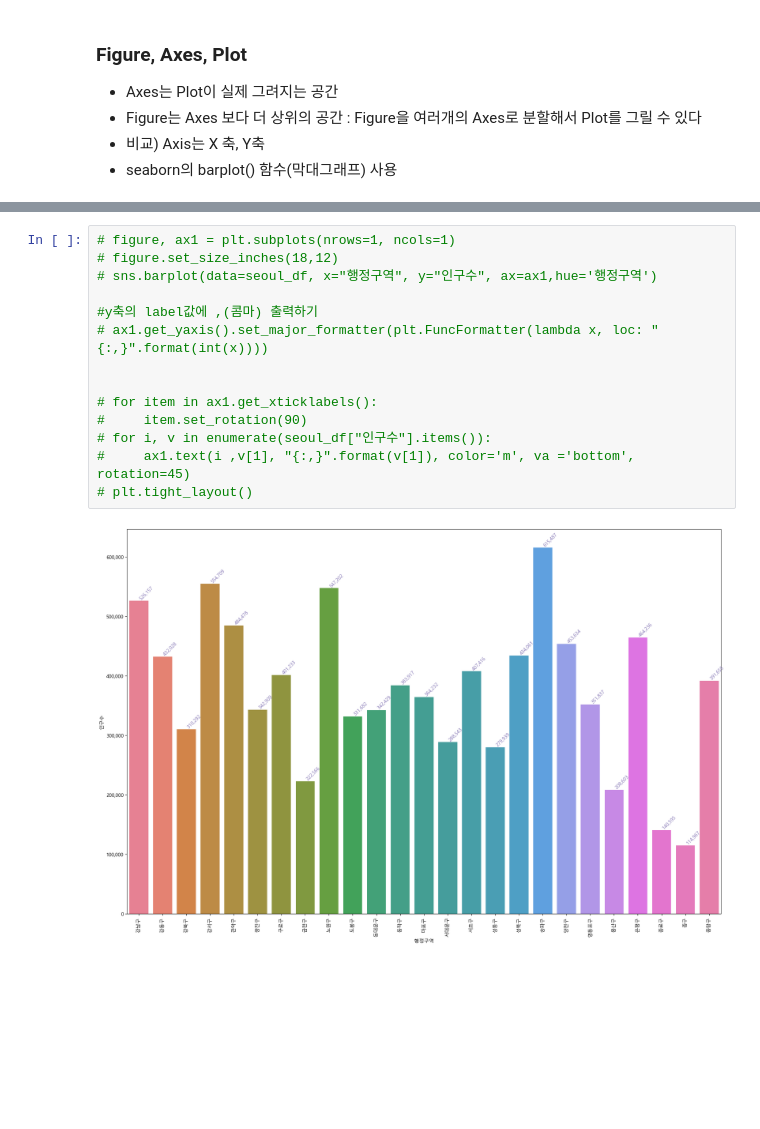
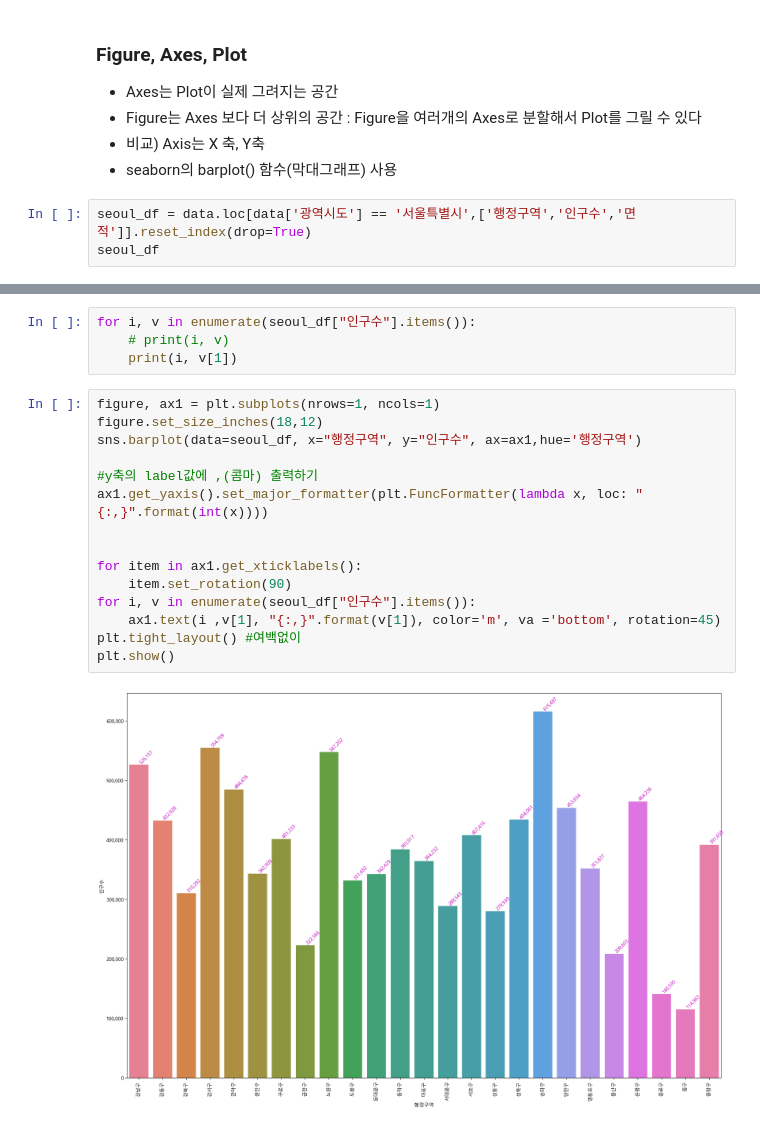
Before and after one commit to yoojisoo99/Python_Webscraping_Analysis, a Jupyter notebook: 03.행정구역정보_분석과시각화.ipynb, the cells around one changed output, grey strips where cells are left out. Saved outputs shown, nothing was run; the diff lists cells and outputs as text; blank space fills up the shorter version.

```diff
--- a/03.행정구역정보_분석과시각화.ipynb
+++ b/03.행정구역정보_분석과시각화.ipynb
@@ -664,3 +671,5 @@ Malgun Gothic
 * 비교) Axis는 X 축, Y축
 * seaborn의 barplot() 함수(막대그래프) 사용
 # %%
+seoul_df = data.loc[data['광역시도'] == '서울특별시',['행정구역','인구수','면적']].reset_index(drop=True)
+seoul_df
@@ -698,16 +733,21 @@ show_pop_area('경기도')
+# %%
+for i, v in enumerate(seoul_df["인구수"].items()):
+    # print(i, v)
+    print(i, v[1])
 # %%
-# figure, ax1 = plt.subplots(nrows=1, ncols=1)
-# figure.set_size_inches(18,12)
-# sns.barplot(data=seoul_df, x="행정구역", y="인구수", ax=ax1,hue='행정구역')
+figure, ax1 = plt.subplots(nrows=1, ncols=1)
+figure.set_size_inches(18,12)
+sns.barplot(data=seoul_df, x="행정구역", y="인구수", ax=ax1,hue='행정구역')
 
 #y축의 label값에 ,(콤마) 출력하기
-# ax1.get_yaxis().set_major_formatter(plt.FuncFormatter(lambda x, loc: "{:,}".format(int(x))))
+ax1.get_yaxis().set_major_formatter(plt.FuncFormatter(lambda x, loc: "{:,}".format(int(x))))
 
 
-# for item in ax1.get_xticklabels():
-#     item.set_rotation(90)
-# for i, v in enumerate(seoul_df["인구수"].items()):
-#     ax1.text(i ,v[1], "{:,}".format(v[1]), color='m', va ='bottom', rotation=45)
-# plt.tight_layout()
+for item in ax1.get_xticklabels():
+    item.set_rotation(90)
+for i, v in enumerate(seoul_df["인구수"].items()):
+    ax1.text(i ,v[1], "{:,}".format(v[1]), color='m', va ='bottom', rotation=45)
+plt.tight_layout() #여백없이
+plt.show()
 # %% [output]
-[figure, old version]
+[figure, new version]
```
Also changed, not shown: parts of 14 cells of this notebook, 1 other file.
